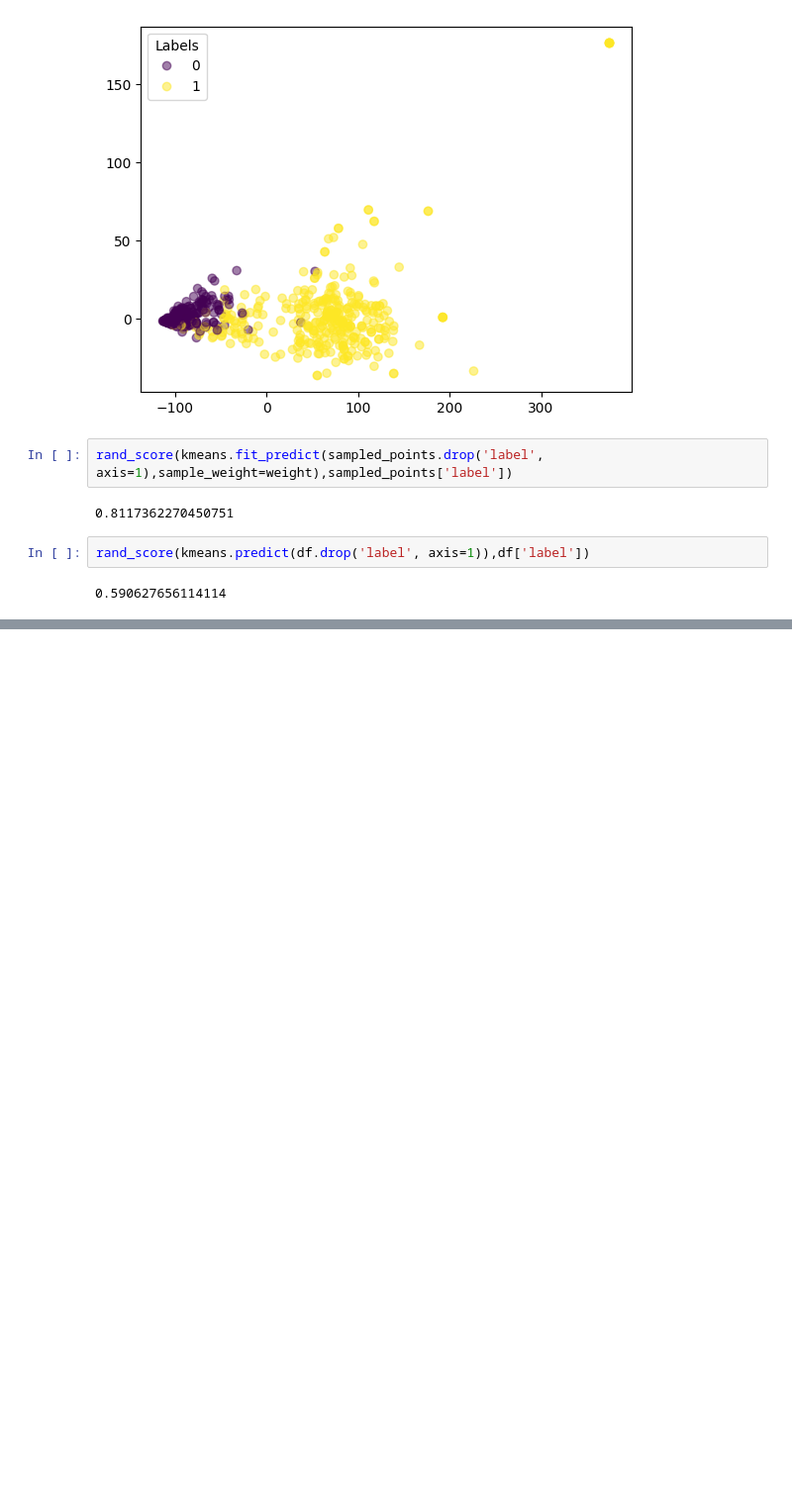
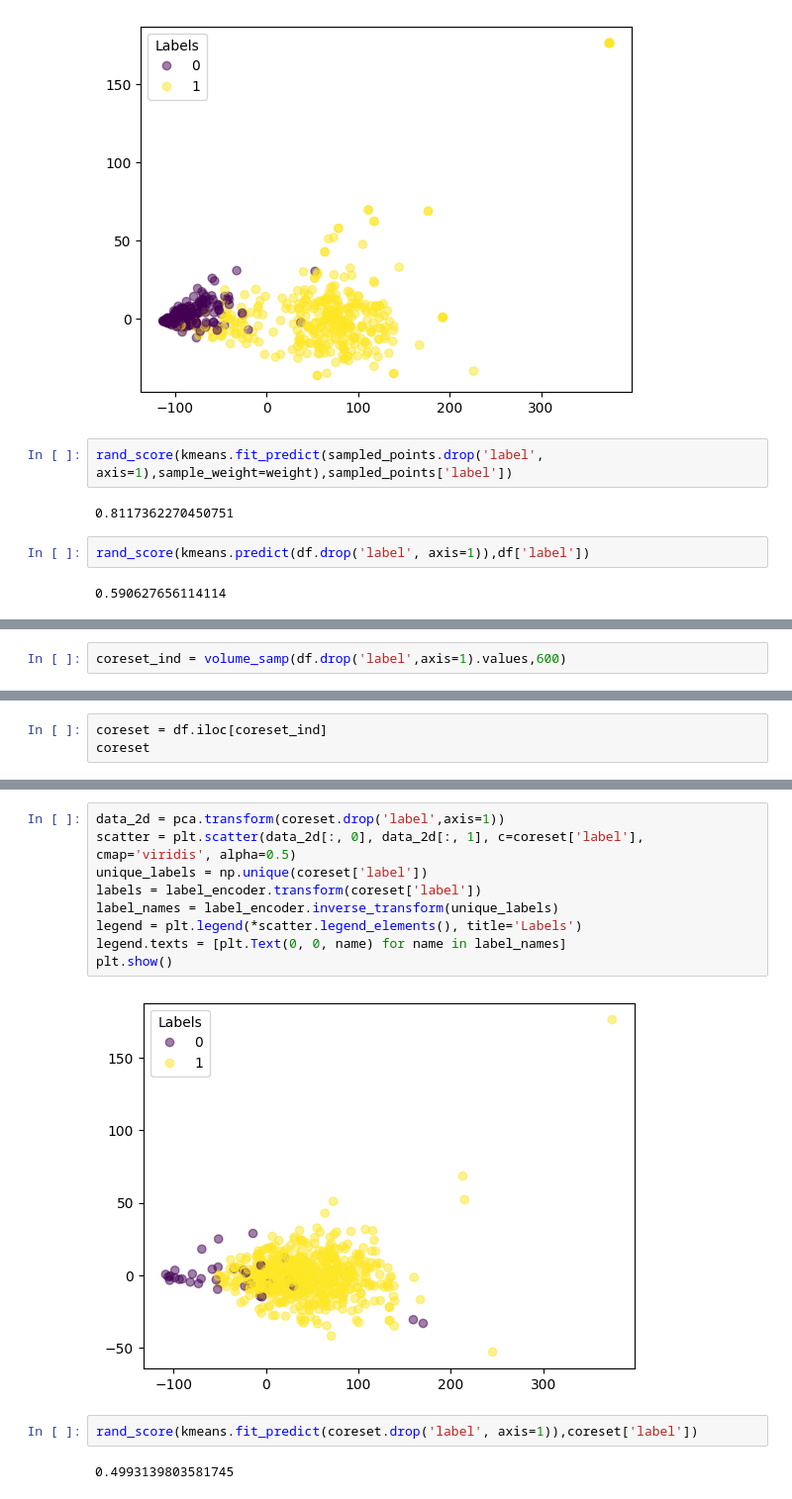
Before and after one commit to SRocks04/Coresets_DataScience, a Jupyter notebook: wine.ipynb, the cells around one changed output, grey strips where cells are left out. Shown at 99% size. Cells and saved outputs as stored; diff of their text form; blank space fills up the shorter version.

```diff
--- a/wine.ipynb
+++ b/wine.ipynb
@@ -98,0 +180,2 @@ rand_score(kmeans.predict(df.drop('label', axis=1)),df['label'])
+# %%
+coreset_ind = volume_samp(df.drop('label',axis=1).values,600)
@@ -98,0 +184,3 @@ rand_score(kmeans.predict(df.drop('label', axis=1)),df['label'])
+# %%
+coreset = df.iloc[coreset_ind]
+coreset
@@ -98,0 +201,15 @@ rand_score(kmeans.predict(df.drop('label', axis=1)),df['label'])
+# %%
+data_2d = pca.transform(coreset.drop('label',axis=1))
+scatter = plt.scatter(data_2d[:, 0], data_2d[:, 1], c=coreset['label'], cmap='viridis', alpha=0.5)
+unique_labels = np.unique(coreset['label'])
+labels = label_encoder.transform(coreset['label'])
+label_names = label_encoder.inverse_transform(unique_labels)
+legend = plt.legend(*scatter.legend_elements(), title='Labels')
+legend.texts = [plt.Text(0, 0, name) for name in label_names]
+plt.show()
+# %% [output]
+[figure, added]
+# %%
+rand_score(kmeans.fit_predict(coreset.drop('label', axis=1)),coreset['label'])
+# %% [output]
+0.4993139803581745
```
Also changed, not shown: parts of 7 cells of this notebook, 1 other file.
